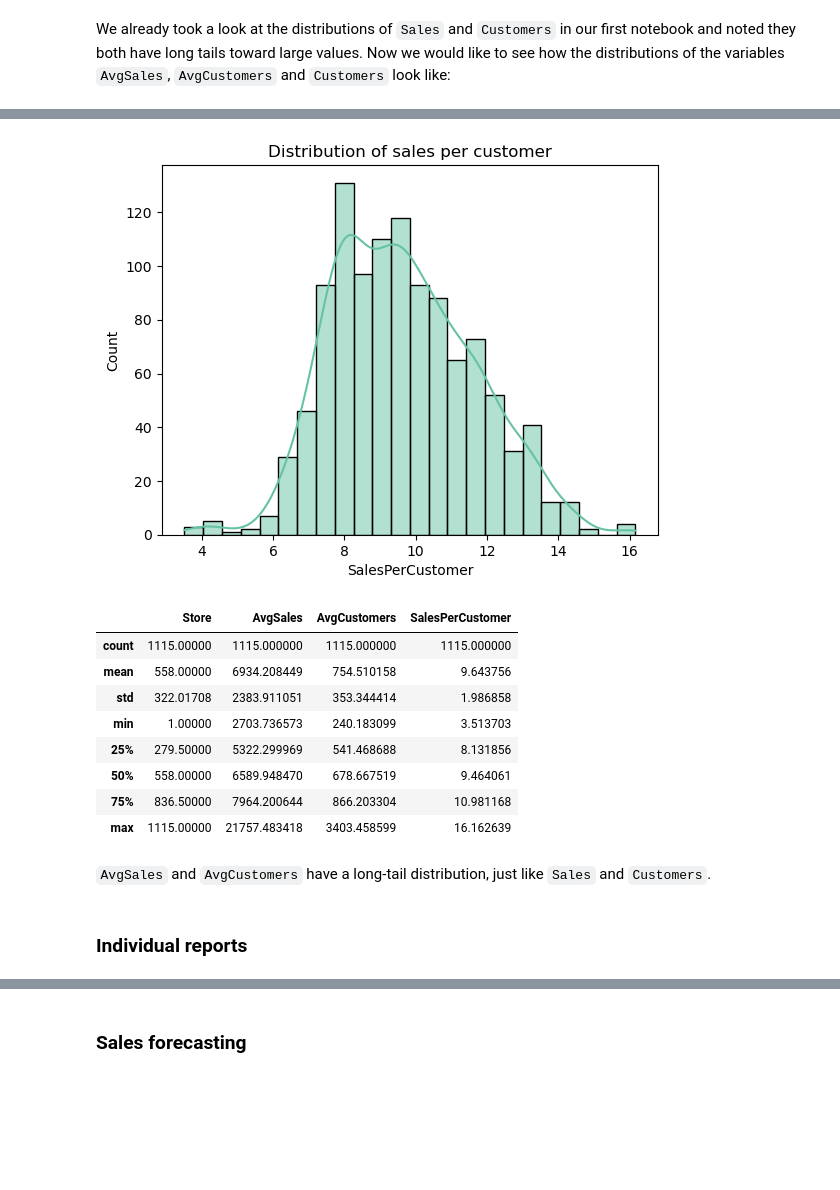
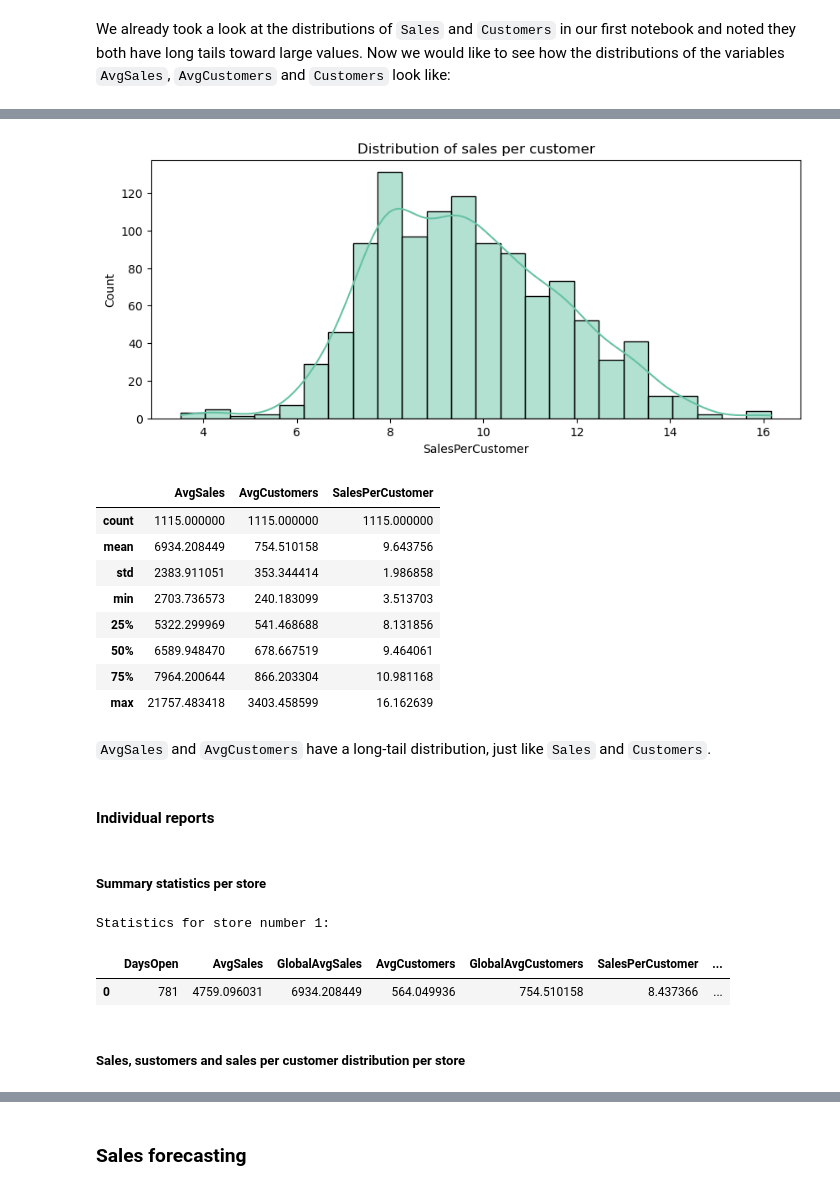
Before and after one commit to xaviermondragon/rossmann, a Jupyter notebook: notebooks/6_reports.ipynb, the cells around one changed output, grey strips where cells are left out. Saved outputs shown, nothing was run; the diff lists cells and outputs as text; code cells hidden in the pictures; blank space fills up the shorter version.

Commit message:
Improve report.

```diff
--- a/notebooks/6_reports.ipynb
+++ b/notebooks/6_reports.ipynb
@@ -75,20 +84,24 @@ sns.histplot(avgs['AvgCustomers'], kde=True).set(title="Distribution of the aver
 # %%
+plt.figure(figsize=(10, 4))
+
 sns.histplot(avgs['SalesPerCustomer'], kde=True).set(title="Distribution of sales per customer");
 # %% [output]
-[figure, old version]
+[figure, new version]
 # %%
-avgs.describe()
+avgs.drop('Store', axis=1).describe()
 # %% [output]
-|  | Store | AvgSales | AvgCustomers | SalesPerCustomer |
-| count | 1115.00000 | 1115.000000 | 1115.000000 | 1115.000000 |
-| mean | 558.00000 | 6934.208449 | 754.510158 | 9.643756 |
-| std | 322.01708 | 2383.911051 | 353.344414 | 1.986858 |
-| min | 1.00000 | 2703.736573 | 240.183099 | 3.513703 |
-| 25% | 279.50000 | 5322.299969 | 541.468688 | 8.131856 |
-| 50% | 558.00000 | 6589.948470 | 678.667519 | 9.464061 |
-| 75% | 836.50000 | 7964.200644 | 866.203304 | 10.981168 |
-| max | 1115.00000 | 21757.483418 | 3403.458599 | 16.162639 |
+|  | AvgSales | AvgCustomers | SalesPerCustomer |
+| count | 1115.000000 | 1115.000000 | 1115.000000 |
+| mean | 6934.208449 | 754.510158 | 9.643756 |
+| std | 2383.911051 | 353.344414 | 1.986858 |
+| min | 2703.736573 | 240.183099 | 3.513703 |
+| 25% | 5322.299969 | 541.468688 | 8.131856 |
+| 50% | 6589.948470 | 678.667519 | 9.464061 |
+| 75% | 7964.200644 | 866.203304 | 10.981168 |
+| max | 21757.483418 | 3403.458599 | 16.162639 |
 # %% [markdown]
 `AvgSales` and `AvgCustomers` have a long-tail distribution, just like `Sales` and `Customers`.
 # %% [markdown]
-### Individual reports
+#### Individual reports
+# %% [markdown]
+##### Summary statistics per store
@@ -94,0 +127,9 @@ avgs.describe()
+# %%
+# Usage example for store number 1
+display_store_statistics(1)
+# %% [output]
+Statistics for store number 1:
+|  | DaysOpen | AvgSales | GlobalAvgSales | AvgCustomers | GlobalAvgCustomers | SalesPerCustomer | ... |
+| 0 | 781 | 4759.096031 | 6934.208449 | 564.049936 | 754.510158 | 8.437366 | ... |
+# %% [markdown]
+##### Sales, sustomers and sales per customer distribution per store
```
Also changed, not shown: parts of 11 cells of this notebook, 1 other file.
